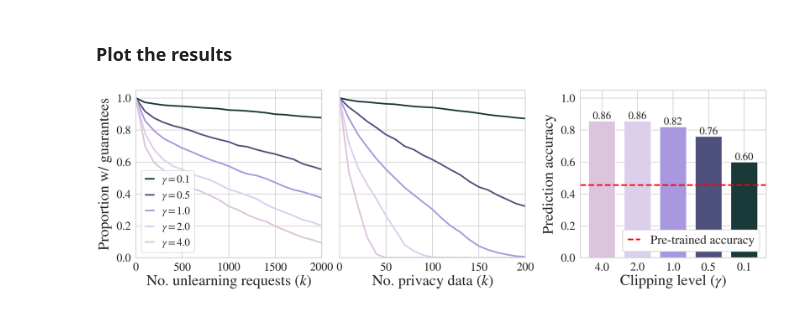
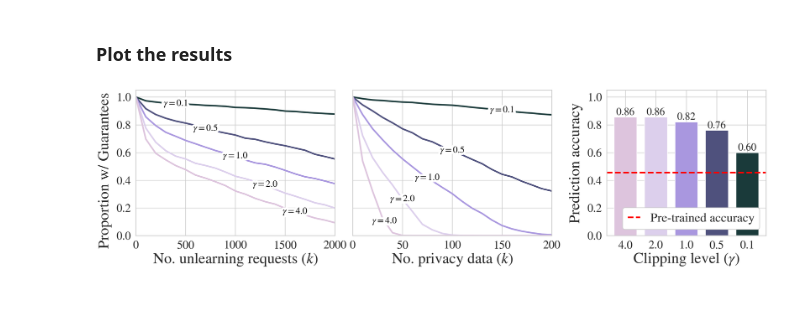
Before and after one commit to Mihneaghitu/ModelGuidanceViaRobustFeatureAttribution, a Jupyter notebook: examples/Paper Plots - Certified Privacy and Unlearning/OCT MNIST - Privacy + Unlearning.ipynb, the cells around one changed output. Cells and saved outputs as stored; diff of their text form; code cells hidden in the pictures.

Commit message:
example: paper plots for privacy and unlearning

```diff
--- a/examples/Paper Plots - Certified Privacy and Unlearning/OCT MNIST - Privacy + Unlearning.ipynb
+++ b/examples/Paper Plots - Certified Privacy and Unlearning/OCT MNIST - Privacy + Unlearning.ipynb
@@ -39,7 +42,7 @@ nominal_config = AGTConfig(
     learning_rate=0.2,
     n_epochs=2,
     forward_bound="interval",
-    device="cuda:0",
+    device="cuda:1",
     backward_bound="interval",
     loss="binary_cross_entropy",
     log_level="DEBUG",
@@ -63,13 +66,13 @@ _, dl_test_all = oct_mnist.get_dataloaders(batchsize, 1000)
 # %%
 # compute pre-trained model accuracy
 pretrain_acc = test_metrics.test_accuracy(
-    *ct_utils.get_parameters(model), *next(iter(dl_test_drusen)), model, ct_utils.propagate_conv_layers
+    *ct_utils.get_parameters(model), *next(iter(dl_test_drusen)), model=model, transform=ct_utils.propagate_conv_layers
 )[1]
 pretrain_acc_all = test_metrics.test_accuracy(
-    *ct_utils.get_parameters(model), *next(iter(dl_test_all)), model, ct_utils.propagate_conv_layers
+    *ct_utils.get_parameters(model), *next(iter(dl_test_all)), model=model, transform=ct_utils.propagate_conv_layers
 )[1]
 pretrain_acc_other = test_metrics.test_accuracy(
-    *ct_utils.get_parameters(model), *next(iter(dl_test_other)), model, ct_utils.propagate_conv_layers
+    *ct_utils.get_parameters(model), *next(iter(dl_test_other)), model=model, transform=ct_utils.propagate_conv_layers
 )[1]
 print(f"Pre-trained accuracy on Drusen: {pretrain_acc:.3g}", file=sys.stderr)
 print(f"Pre-trained accuracy on all classes:  {pretrain_acc_all:.3g}", file=sys.stderr)
@@ -87,20 +90,20 @@ param_l, param_n, param_u = agt.privacy_certified_training(
 
 # compute the accuracies of the fine-tuned model
 finetune_acc = test_metrics.test_accuracy(
-    param_l, param_n, param_u, *next(iter(dl_test_drusen)), model, ct_utils.propagate_conv_layers
+    param_l, param_n, param_u, *next(iter(dl_test_drusen)), model=model, transform=ct_utils.propagate_conv_layers
 )[1]
 finetune_acc_all = test_metrics.test_accuracy(
-    param_l, param_n, param_u, *next(iter(dl_test_all)), model, ct_utils.propagate_conv_layers
+    param_l, param_n, param_u, *next(iter(dl_test_all)), model=model, transform=ct_utils.propagate_conv_layers
 )[1]
 finetune_acc_other = test_metrics.test_accuracy(
-    param_l, param_n, param_u, *next(iter(dl_test_other)), model, ct_utils.propagate_conv_layers
+    param_l, param_n, param_u, *next(iter(dl_test_other)), model=model, transform=ct_utils.propagate_conv_layers
 )[1]
 print(f"Fine-tuned accuracy on Drusen: {finetune_acc:.3g}",file=sys.stderr)
 print(f"Fine-tuned accuracy on all classes: {finetune_acc_all:.3g}",file=sys.stderr)
 print(f"Fine-tuned accuracy on classes 0, 1, 3: {finetune_acc_other:.3g}", file=sys.stderr)
 
 percent_certified = test_metrics.proportion_certified(
-    param_n, param_l, param_u, *next(iter(dl_test_all)), model, ct_utils.propagate_conv_layers
+    param_n, param_l, param_u, *next(iter(dl_test_all)), model=model, transform=ct_utils.propagate_conv_layers
 )
 print(f"Fine-tuned percent certified on all classes: {percent_certified:.3g}", file=sys.stderr)
 
@@ -151,10 +154,10 @@ def run_with_config(config):
     param_n = [p.to(nominal_config.device) for p in param_n]
     param_u = [p.to(nominal_config.device) for p in param_u]
     nominal_accuracy = test_metrics.test_accuracy(
-        param_n, param_l, param_u, *next(iter(dl_test_drusen)), model, ct_utils.propagate_conv_layers
+        param_n, param_l, param_u, *next(iter(dl_test_drusen)), model=model, transform=ct_utils.propagate_conv_layers
     )[1]
     percent_certified = test_metrics.proportion_certified(
-        param_n, param_l, param_u, *next(iter(dl_test_all)), model, ct_utils.propagate_conv_layers
+        param_n, param_l, param_u, *next(iter(dl_test_all)), model=model, transform=ct_utils.propagate_conv_layers
     )
     del param_l, param_n, param_u
     torch.cuda.empty_cache()
@@ -208,20 +193,20 @@ for gamma in clip_gammas_privacy:
 ### Plot the results
 # %%
 sns.set_theme(context="poster", style="whitegrid", font_scale=1.7)
-mpl.rcParams['mathtext.fontset'] = 'stix'
-mpl.rcParams['font.family'] = 'STIXGeneral'
+mpl.rcParams["mathtext.fontset"] = "stix"
+mpl.rcParams["font.family"] = "STIXGeneral"
 unlearning_palette = ["#DDC4DD", "#DCCFEC", "#A997DF", "#4F517D", "#1A3A3A"][::-1]
 privacy_palette = ["#B5FFE1", "#93E5AB", "#65B891", "#4E878C", "#00241B"][::-1]
 fontsize = "large"
 
-fig, axs = plt.subplots(1, 4, figsize=(30, 9), layout="constrained", width_ratios=[1, 1, 0.01, 1])
+fig, axs = plt.subplots(1, 4, figsize=(30, 8), layout="constrained", width_ratios=[1, 1, 0.01, 0.8])
 
 axs[2].set_visible(False)
 
 for ax in axs:
     ax.set_ylim(0, 1.05)
 
-
+labelsize = 30
 colours = iter(unlearning_palette)
 
 # first plot the percent certified
@@ -230,11 +215,20 @@ for gamma, result in unlearning_results.items():
     certified_percentages = [r[1] for r in result.values()]
     label = f"$\gamma = {gamma}$" if gamma != math.inf else "$\gamma = \infty$"
     axs[0].plot(k_vals, certified_percentages, color=next(colours), label=label, linewidth=5)
-axs[0].set_ylabel("Proportion w/ guarantees", fontsize=fontsize, labelpad=15)
+axs[0].set_ylabel("Proportion w/ Guarantees    ", fontsize=fontsize, labelpad=15)
 axs[0].set_xlabel("No. unlearning requests ($k$)", fontsize=fontsize)
 axs[0].set_xlim(0, max(k_unlearning_vals))
-axs[0].legend(loc="lower left", fontsize="small", handlelength=0.8)
+# axs[0].legend(loc="lower left", fontsize="small", handlelength=0.8, ncols=3)
 axs[0].set_yticks([0.0, 0.2, 0.4, 0.6, 0.8, 1.0])
+labelLines(
+    axs[0].get_lines(),
+    align=False,
+    drop_label=True,
+    fontsize=labelsize,
+    color="black",
+    outline_color="white",
+    outline_width=15,
+)
 
 colours = iter(unlearning_palette)
 
@@ -243,32 +237,41 @@ for gamma, result in privacy_results.items():
     certified_percentages = [r[1] for r in result.values()]
     label = f"$\gamma = {gamma}$" if gamma != math.inf else "$\gamma = \infty$"
     axs[1].plot(k_vals, certified_percentages, color=next(colours), label=label, linewidth=5)
 axs[1].set_xlabel("No. privacy data ($k$)", fontsize=fontsize)
 # axs[1].legend(loc="lower left", fontsize="small", handlelength=0.8)
 axs[1].set_yticks([0.0, 0.2, 0.4, 0.6, 0.8, 1.0])
 axs[1].set_xlim(0, max(k_private_vals))
-
+labelLines(
+    axs[1].get_lines(),
+    align=False,
+    drop_label=True,
+    fontsize=labelsize,
+    color="black",
+    outline_color="white",
+    outline_width=15,
+    xvals=[150, 100, 75, 50, 32]
+)
 
 axs[1].set_yticklabels([])
 
 # plot the nominal accuracies on the second axis as a bar chart
 bar_values = []
 gamma_values = [str(g) if g != math.inf else "∞" for g in privacy_results.keys()]
 bar_colors = list(reversed(list(iter(unlearning_palette))[: len(gamma_values)]))
 for gamma, result in privacy_results.items():
     nominal_accs = [r[0] for r in result.values()]
     bar_values.append(nominal_accs[0])
 bars = axs[3].bar(gamma_values[::-1], bar_values[::-1], color=bar_colors, width=0.75)
 axs[3].axhline(pretrain_acc, label="Pre-trained accuracy", color="red", linestyle="--", lw=5)
 axs[3].set_ylabel("Prediction accuracy", fontsize=fontsize, labelpad=15)
 axs[3].legend(loc="lower right", fontsize="medium", framealpha=1.0, handlelength=1.0)
 axs[3].set_xlabel("Clipping level ($\gamma$)", fontsize=fontsize)
 
 # Add height labels to each bar
 for bar in bars:
     height = bar.get_height()
     axs[3].text(bar.get_x() + bar.get_width() / 2, height, f"{height:.2f}", ha="center", va="bottom", fontsize="small")
 
 plt.savefig(".figures/oct_mnist.pdf", bbox_inches="tight", dpi=300)
 # %% [output]
-[figure, old version]
+[figure, new version]
```
Also changed, not shown: parts of 4 cells of this notebook, 6 other files.
